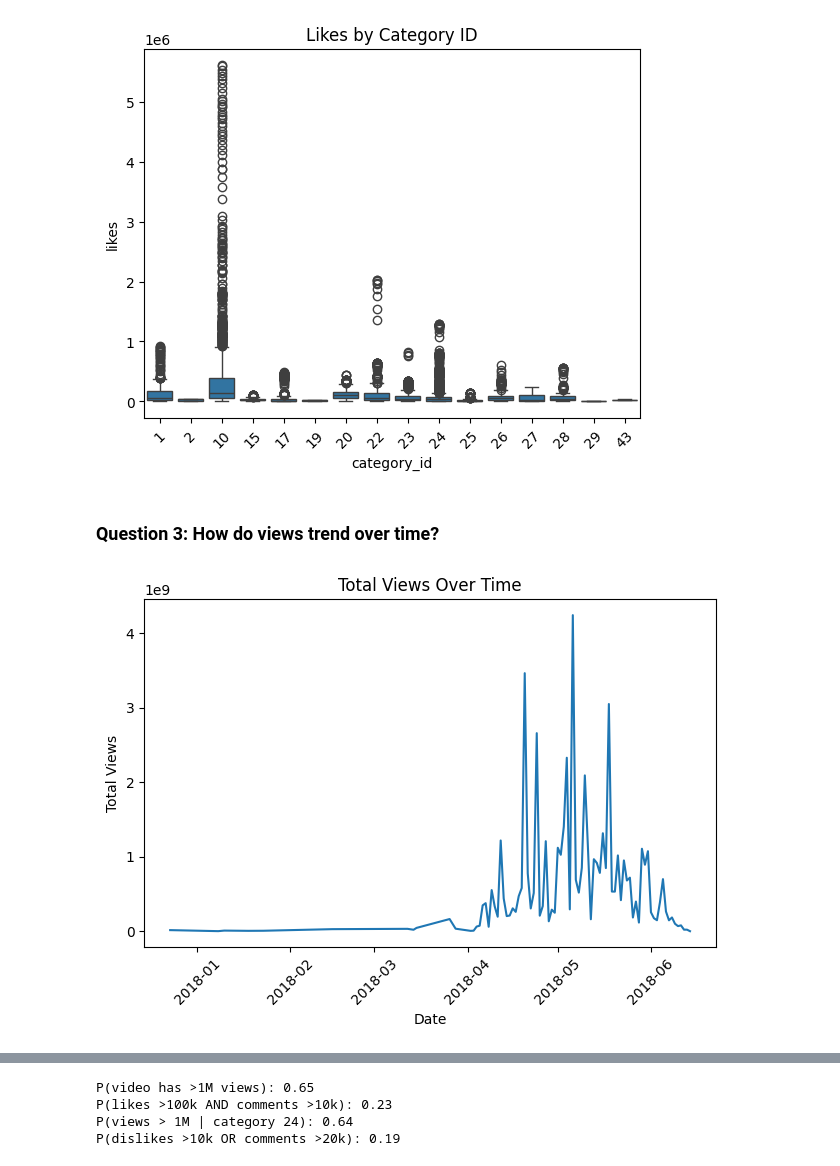
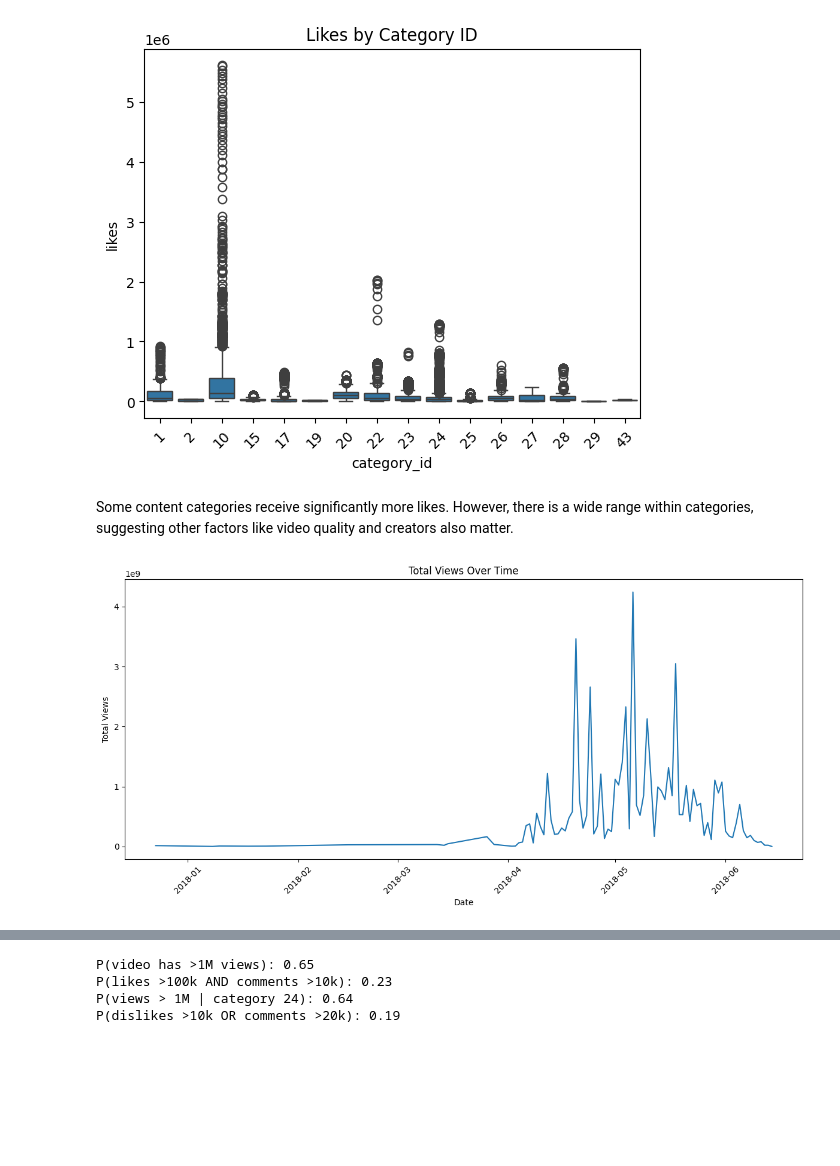
Before and after one commit to NawelMe/midterm-project_YouTube-Kids-Analysis, a Jupyter notebook: Kids_Youtube_Midterm_Project.ipynb, the cells around one changed output, grey strips where cells are left out. Cells and saved outputs as stored; diff of their text form; code cells hidden in the pictures; blank space fills up the shorter version.

```diff
--- a/Kids_Youtube_Midterm_Project.ipynb
+++ b/Kids_Youtube_Midterm_Project.ipynb
@@ -44,6 +57,0 @@ Although the file is named `Filtered_Kids_Youtube_Videos.csv`, a few entries may
-# %%
-# Convert publish_time to datetime
-df['publish_time'] = pd.to_datetime(df['publish_time'])
-
-# Check data types
-df.dtypes
@@ -91,12 +57,0 @@ dtype: int64
-# %%
-# Drop irrelevant or empty columns
-df = df.drop(['thumbnail_link', 'description', 'video_error_or_removed'], axis=1)
-
-# Drop duplicates
-df = df.drop_duplicates()
-
-# Filter invalid numeric entries
-df = df[(df['views'] > 0) & (df['likes'] >= 0) & (df['comment_count'] >= 0)]
-
-# Show cleaned data
-df.describe()
@@ -229,16 +132,24 @@ plt.xticks(rotation=45)
 plt.show()
 # %% [output]
 [figure]
-# %% [markdown]
-### Question 3: How do views trend over time?
+# %% [markdown]
+Some content categories receive significantly more likes. However, there is a wide range within categories, suggesting other factors like video quality and creators also matter.
 # %%
+# Convert publish_time to datetime (ensure it's datetime-like)
+df['publish_time'] = pd.to_datetime(df['publish_time'], errors='coerce')
+
+# Create a new column 'date' from the datetime object
 df['date'] = df['publish_time'].dt.date
+
+# Group by date and sum views
 views_by_date = df.groupby('date')['views'].sum()
-views_by_date.plot(title="Total Views Over Time")
+
+# Plot
+views_by_date.plot(title="Total Views Over Time", figsize=(12, 6))
 plt.xlabel("Date")
 plt.ylabel("Total Views")
 plt.xticks(rotation=45)
 plt.tight_layout()
 plt.show()
 # %% [output]
-[figure, old version]
+[figure, new version]
```
Also changed, not shown: parts of 42 cells of this notebook.
